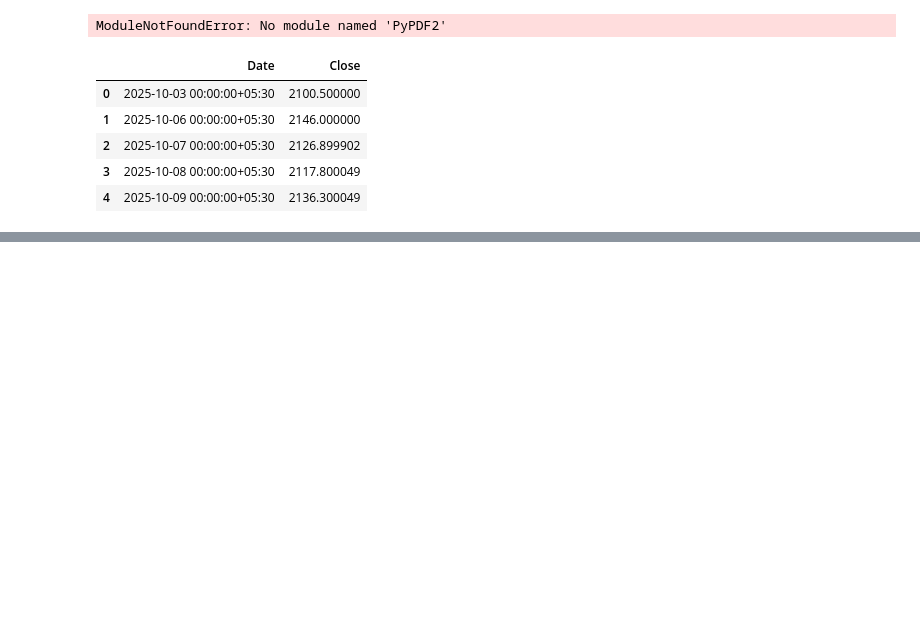
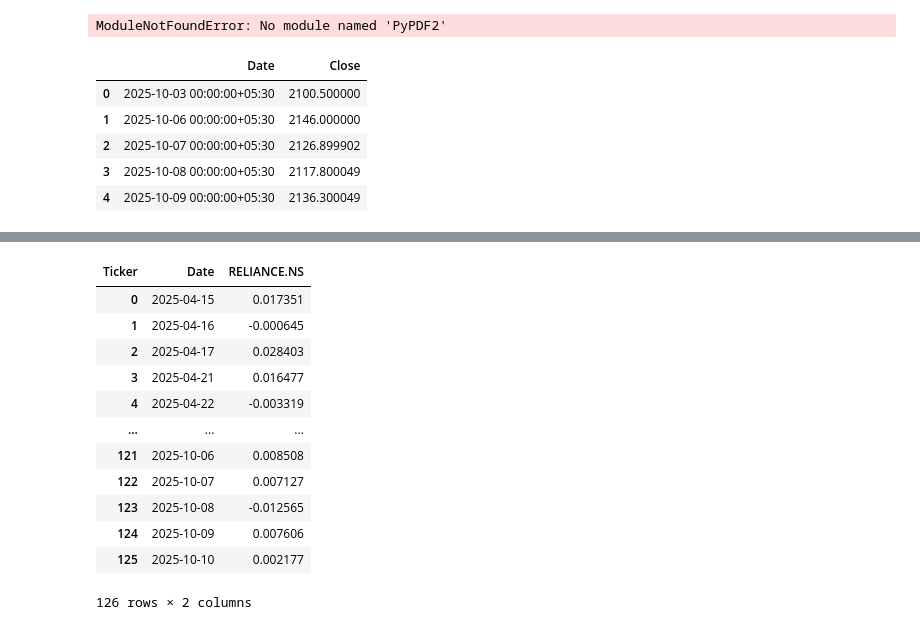
Before and after one commit to johndoe775/mcp_tools, a Jupyter notebook: research/trials.ipynb, the cells around one changed output, grey strips where cells are left out. Saved outputs shown, nothing was run; the diff lists cells and outputs as text; code cells hidden in the pictures; blank space fills up the shorter version.

```diff
--- a/research/trials.ipynb
+++ b/research/trials.ipynb
@@ -310,0 +393,16 @@ hist.reset_index()[["Date","Close"]].head(6)
+# %%
+stock_close.reset_index()
+# %% [output]
+| Ticker | Date | RELIANCE.NS |
+| 0 | 2025-04-15 | 0.017351 |
+| 1 | 2025-04-16 | -0.000645 |
+| 2 | 2025-04-17 | 0.028403 |
+| 3 | 2025-04-21 | 0.016477 |
+| 4 | 2025-04-22 | -0.003319 |
+| ... | ... | ... |
+| 121 | 2025-10-06 | 0.008508 |
+| 122 | 2025-10-07 | 0.007127 |
+| 123 | 2025-10-08 | -0.012565 |
+| 124 | 2025-10-09 | 0.007606 |
+| 125 | 2025-10-10 | 0.002177 |
+126 rows × 2 columns
```
Also changed, not shown: parts of 7 cells of this notebook, 2 other files.
